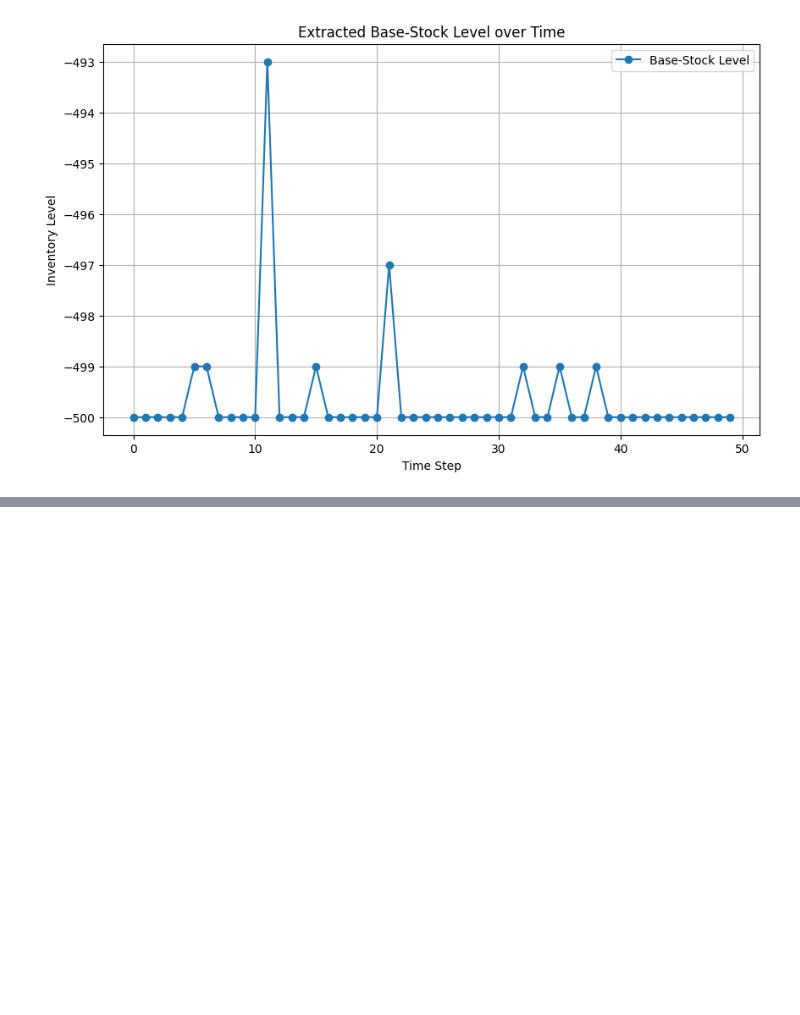
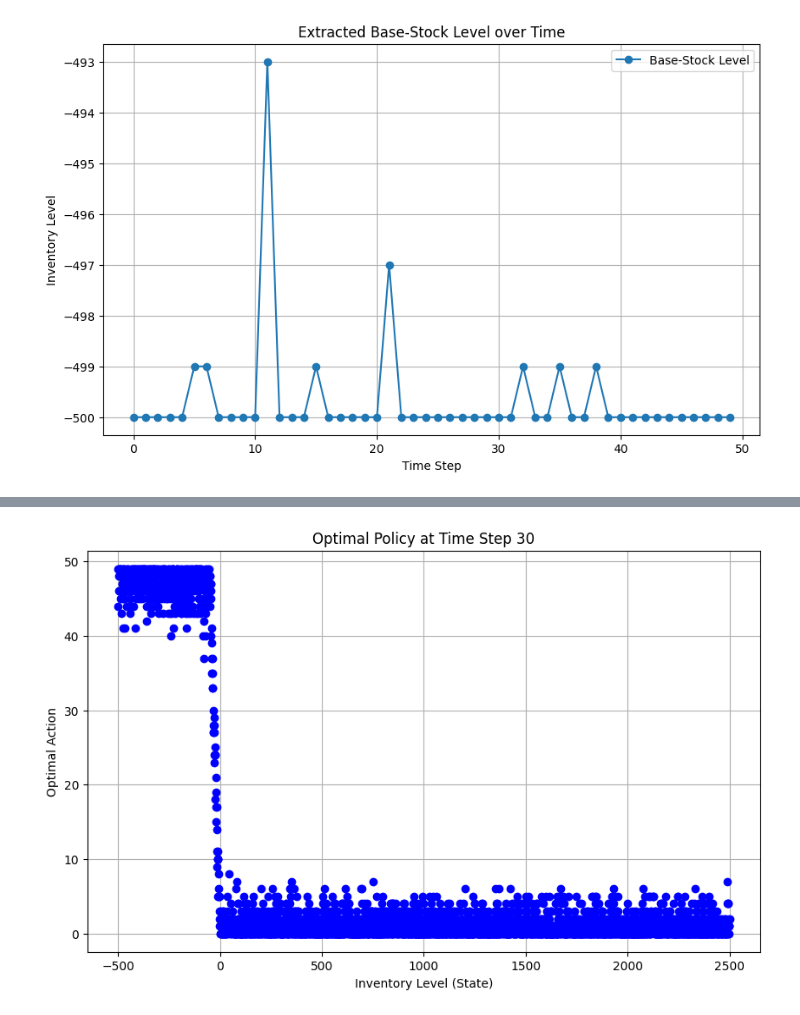
Before and after one commit to TomatoChocolate12/tabular-RL-project, a Jupyter notebook: dir/visualization.ipynb, the cells around one changed output, grey strips where cells are left out. Drawn from its saved outputs; the diff is of its cells as text; code cells hidden in the pictures; blank space fills up the shorter version.

```diff
--- a/dir/visualization.ipynb
+++ b/dir/visualization.ipynb
@@ -429,0 +631,21 @@ plt.show()
+# %%
+# Select a specific time step (same as before for consistency)
+t_plot = 30  # Change this to any time step of interest
+
+# Extract optimal policy for all states at time t_plot
+optimal_policy_t = policy[t_plot, :]
+
+# Convert state indices to actual inventory levels
+inventory_levels = np.arange(min_inventory, max_inventory + 1)
+
+# Plot the optimal policy for all states at time t_plot
+plt.figure(figsize=(10, 6))
+plt.plot(inventory_levels, optimal_policy_t, color='blue', marker='o', linestyle='None')
+
+plt.xlabel("Inventory Level (State)")
+plt.ylabel("Optimal Action")
+plt.title(f"Optimal Policy at Time Step {t_plot}")
+plt.grid(True)
+plt.show()
+# %% [output]
+[figure, added]
```
Also changed, not shown: parts of 24 cells of this notebook, 1 other file.
